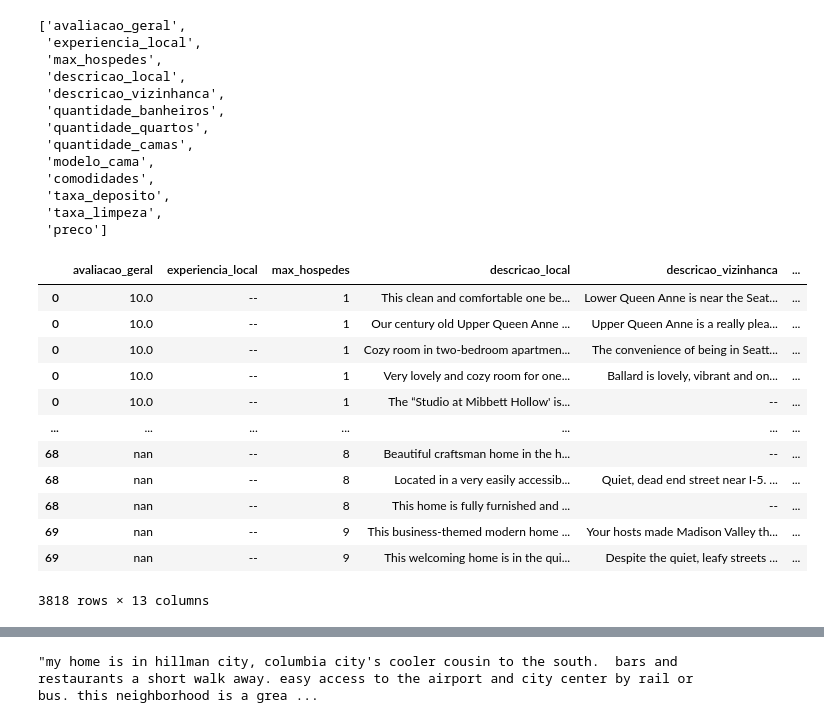
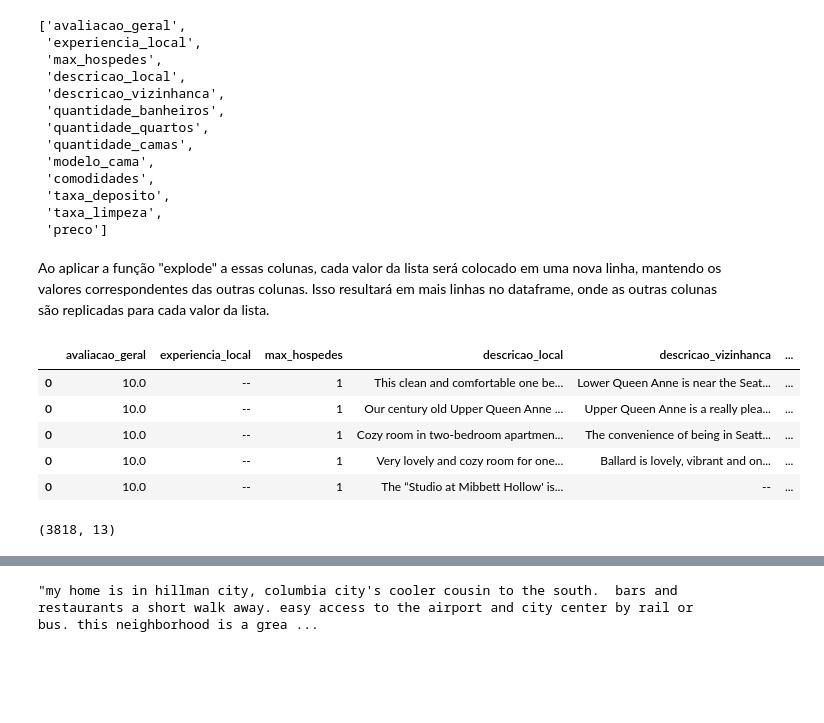
Before and after one commit to rodrigoceezar/manipulacao_e_transformacao_dados_Pandas, a Jupyter notebook: alugel_imoveis.ipynb, the cells around one changed output, grey strips where cells are left out. Cells and saved outputs as stored; diff of their text form; code cells hidden in the pictures; blank space fills up the shorter version.

```diff
--- a/alugel_imoveis.ipynb
+++ b/alugel_imoveis.ipynb
@@ -43,21 +55,20 @@ colunas
  'taxa_deposito',
  'taxa_limpeza',
  'preco']
+# %% [markdown]
+Ao aplicar a função "explode" a essas colunas, cada valor da lista será colocado em uma nova linha, mantendo os valores correspondentes das outras colunas. Isso resultará em mais linhas no dataframe, onde as outras colunas são replicadas para cada valor da lista.
 # %%
 dados = dados.explode(colunas[3:])
-dados
+dados.head()
 # %% [output]
 |  | avaliacao_geral | experiencia_local | max_hospedes | descricao_local | descricao_vizinhanca | ... |
 | 0 | 10.0 | -- | 1 | This clean and comfortable one be... | Lower Queen Anne is near the Seat... | ... |
 | 0 | 10.0 | -- | 1 | Our century old Upper Queen Anne ... | Upper Queen Anne is a really plea... | ... |
 | 0 | 10.0 | -- | 1 | Cozy room in two-bedroom apartmen... | The convenience of being in Seatt... | ... |
 | 0 | 10.0 | -- | 1 | Very lovely and cozy room for one... | Ballard is lovely, vibrant and on... | ... |
 | 0 | 10.0 | -- | 1 | The “Studio at Mibbett Hollow' is... | -- | ... |
-| ... | ... | ... | ... | ... | ... | ... |
-| 68 | nan | -- | 8 | Beautiful craftsman home in the h... | -- | ... |
-| 68 | nan | -- | 8 | Located in a very easily accessib... | Quiet, dead end street near I-5. ... | ... |
-| 68 | nan | -- | 8 | This home is fully furnished and ... | -- | ... |
-| 69 | nan | -- | 9 | This business-themed modern home ... | Your hosts made Madison Valley th... | ... |
-| 69 | nan | -- | 9 | This welcoming home is in the qui... | Despite the quiet, leafy streets ... | ... |
-3818 rows × 13 columns
+# %%
+dados.shape
+# %% [output]
+(3818, 13)
 # %%
```
Also changed, not shown: parts of 44 cells of this notebook.
